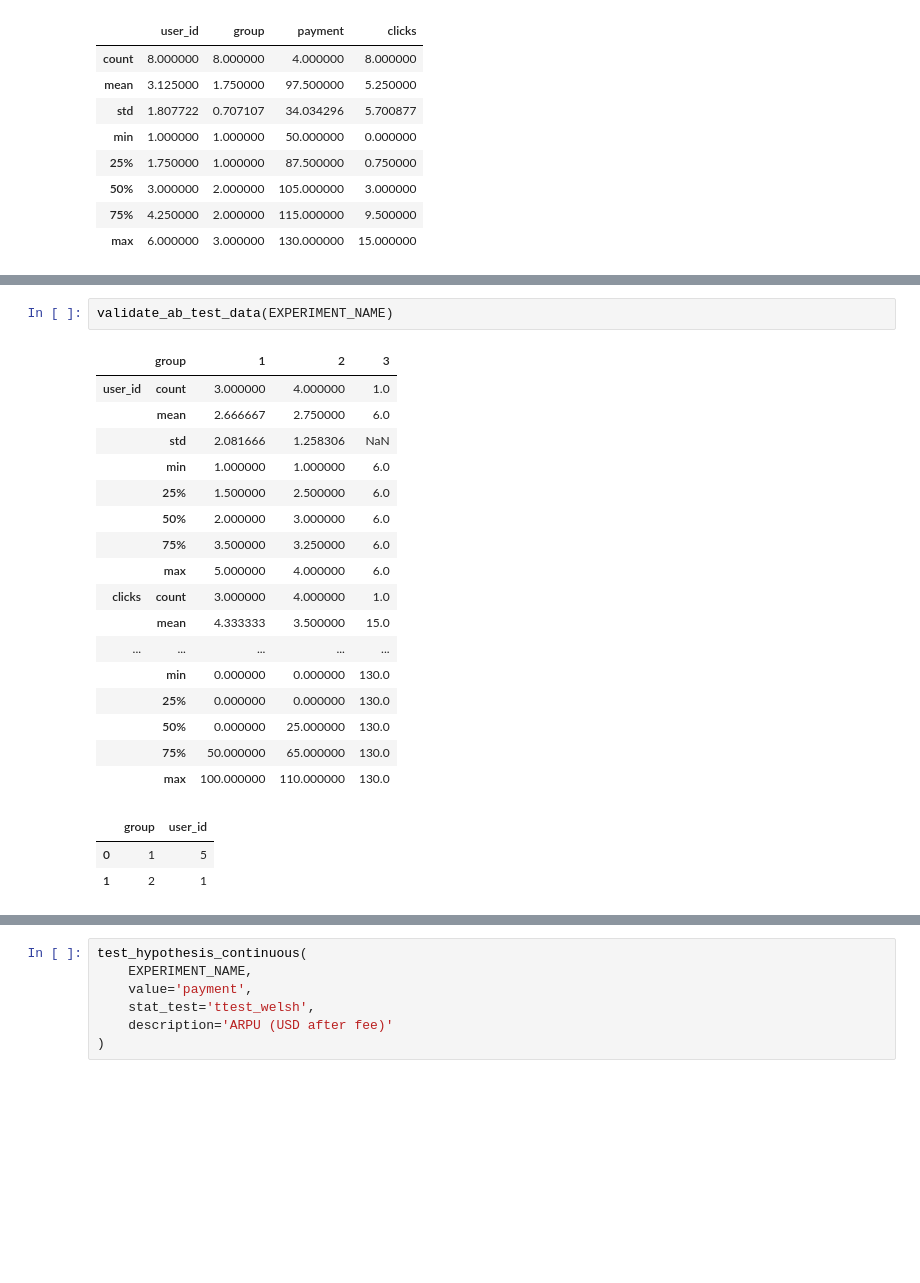
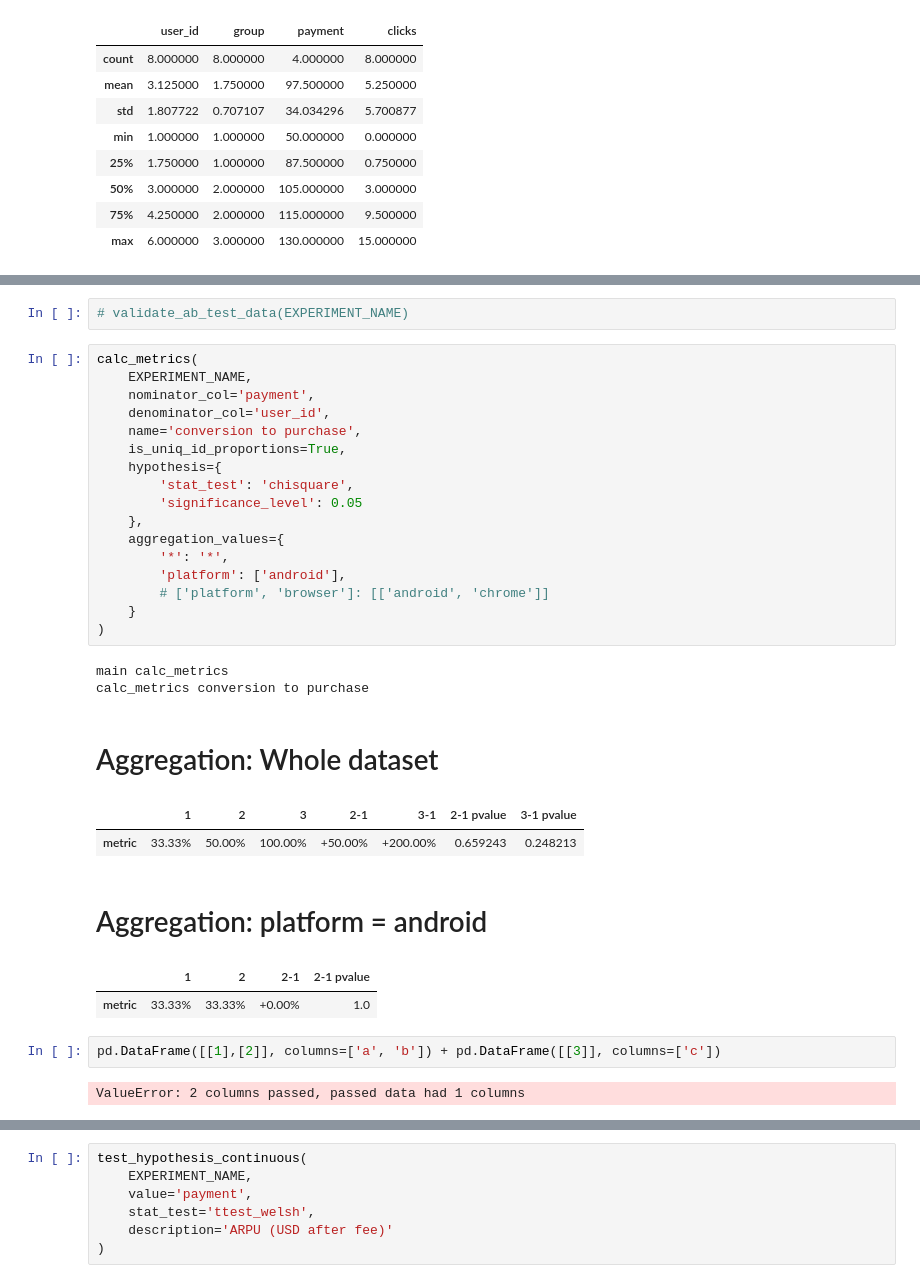
Before and after one commit to sqweptic/burnaby, a Jupyter notebook: src/example.ipynb, the cells around one changed output, grey strips where cells are left out. Drawn from its saved outputs; the diff is of its cells as text; blank space fills up the shorter version.

Commit message:
refactor calculations - metrics, hypothesis

```diff
--- a/src/example.ipynb
+++ b/src/example.ipynb
@@ -46,24 +97,33 @@ m = set_ab_test(
 # %%
-validate_ab_test_data(EXPERIMENT_NAME)
+# validate_ab_test_data(EXPERIMENT_NAME)
-# %% [output]
-|  | group | 1 | 2 | 3 |
-| user_id | count | 3.000000 | 4.000000 | 1.0 |
-|  | mean | 2.666667 | 2.750000 | 6.0 |
-|  | std | 2.081666 | 1.258306 | NaN |
-|  | min | 1.000000 | 1.000000 | 6.0 |
-|  | 25% | 1.500000 | 2.500000 | 6.0 |
-|  | 50% | 2.000000 | 3.000000 | 6.0 |
-|  | 75% | 3.500000 | 3.250000 | 6.0 |
-|  | max | 5.000000 | 4.000000 | 6.0 |
-| clicks | count | 3.000000 | 4.000000 | 1.0 |
-|  | mean | 4.333333 | 3.500000 | 15.0 |
-| ... | ... | ... | ... | ... |
-|  | min | 0.000000 | 0.000000 | 130.0 |
-|  | 25% | 0.000000 | 0.000000 | 130.0 |
-|  | 50% | 0.000000 | 25.000000 | 130.0 |
-|  | 75% | 50.000000 | 65.000000 | 130.0 |
-|  | max | 100.000000 | 110.000000 | 130.0 |
-|  | group | user_id |
-| 0 | 1 | 5 |
-| 1 | 2 | 1 |
+# %%
+calc_metrics(
+    EXPERIMENT_NAME,
+    nominator_col='payment',
+    denominator_col='user_id',
+    name='conversion to purchase',
+    is_uniq_id_proportions=True,
+    hypothesis={
+        'stat_test': 'chisquare',
+        'significance_level': 0.05
+    },
+    aggregation_values={
+        '*': '*',
+        'platform': ['android'],
+        # ['platform', 'browser']: [['android', 'chrome']]
+    }
+)
+# %% [output]
+main calc_metrics
+calc_metrics conversion to purchase
+# Aggregation: Whole dataset
+|  | 1 | 2 | 3 | 2-1 | 3-1 | 2-1 pvalue | 3-1 pvalue |
+| metric | 33.33% | 50.00% | 100.00% | +50.00% | +200.00% | 0.659243 | 0.248213 |
+# Aggregation: platform = android
+|  | 1 | 2 | 2-1 | 2-1 pvalue |
+| metric | 33.33% | 33.33% | +0.00% | 1.0 |
+# %%
+pd.DataFrame([[1],[2]], columns=['a', 'b']) + pd.DataFrame([[3]], columns=['c'])
+# %% [output]
+ValueError: 2 columns passed, passed data had 1 columns
 # %%
```
Also changed, not shown: parts of 9 cells of this notebook, 11 other files.
